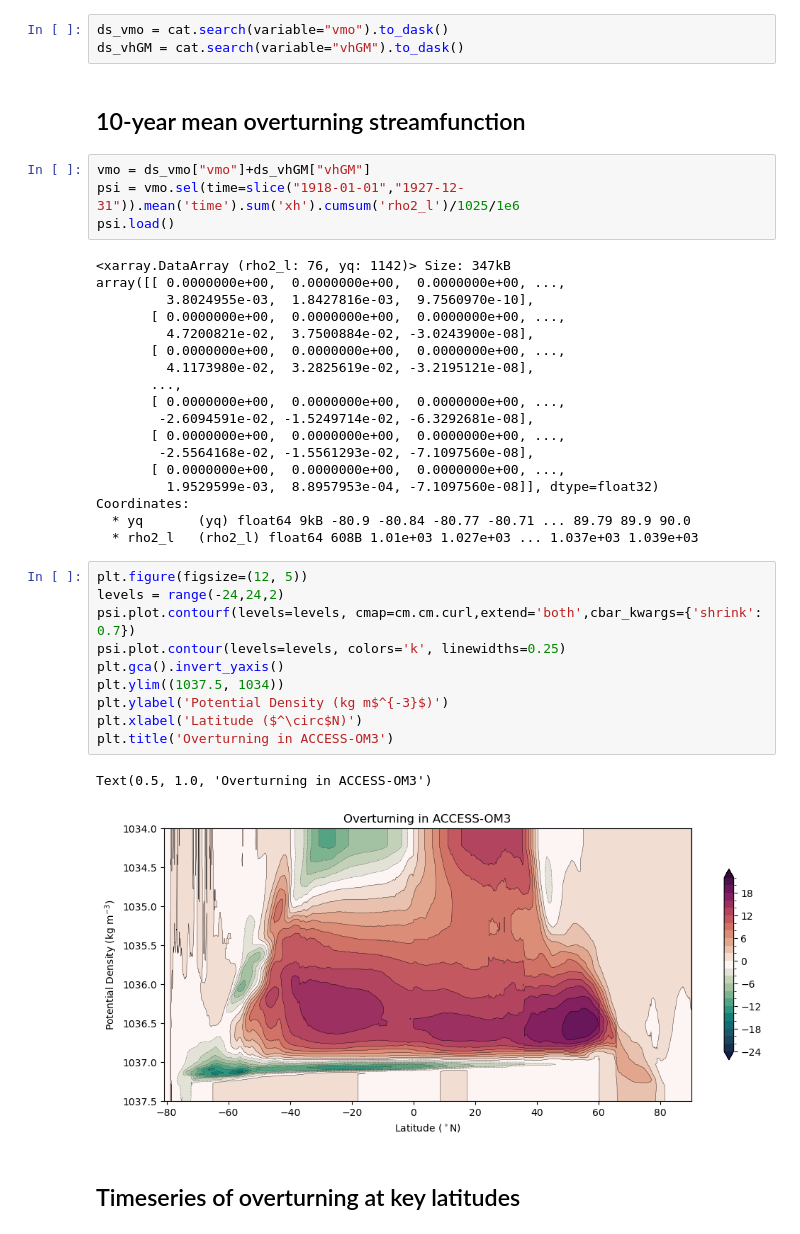
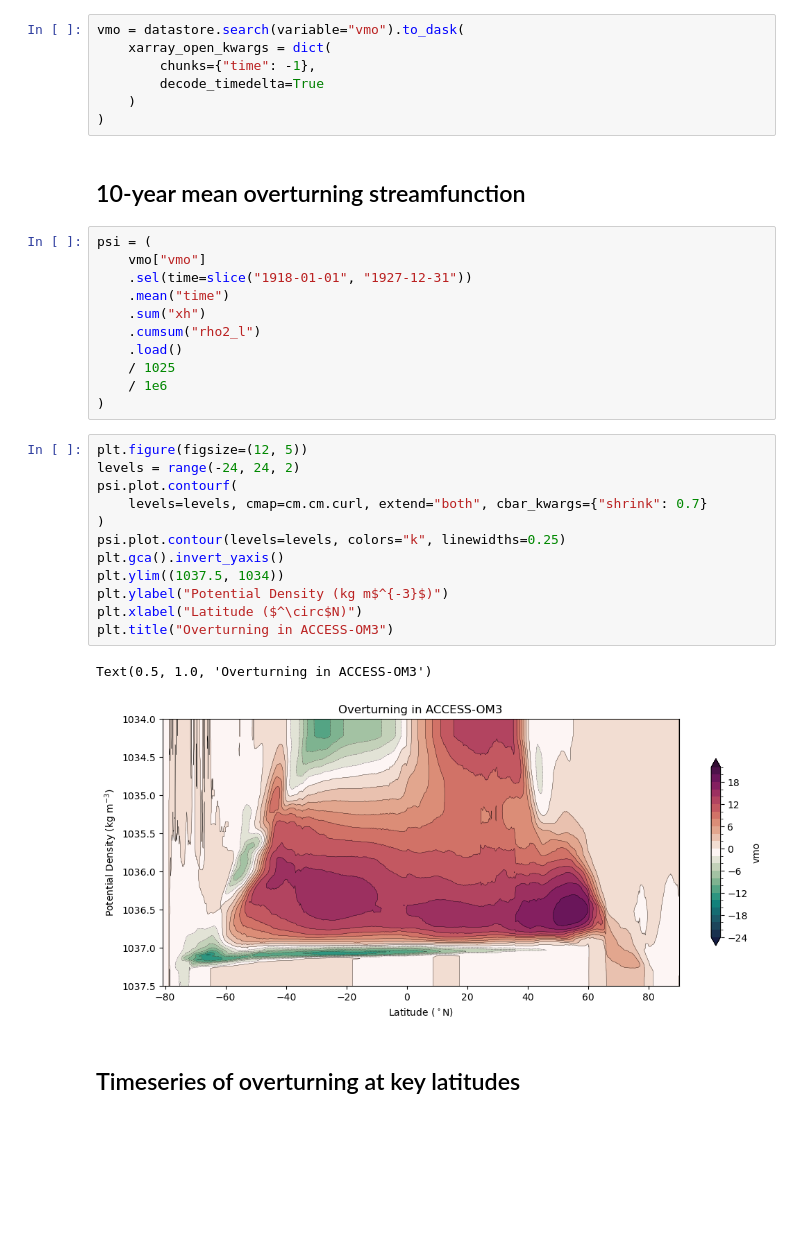
Before and after one commit to ACCESS-NRI/access-eval-recipes, a Jupyter notebook: ocean/Overturning_in_ACCESS_OM3.ipynb, the cells around one changed output. Cells and saved outputs as stored; diff of their text form; blank space fills up the shorter version.

```diff
--- a/ocean/Overturning_in_ACCESS_OM3.ipynb
+++ b/ocean/Overturning_in_ACCESS_OM3.ipynb
@@ -23,44 +29,39 @@ cat = intake.open_esm_datastore( datastore,
 )
 # %%
-ds_vmo = cat.search(variable="vmo").to_dask()
-ds_vhGM = cat.search(variable="vhGM").to_dask()
+vmo = datastore.search(variable="vmo").to_dask(
+    xarray_open_kwargs = dict(
+        chunks={"time": -1},
+        decode_timedelta=True
+    )
+)
 # %% [markdown]
 ## 10-year mean overturning streamfunction
 # %%
-vmo = ds_vmo["vmo"]+ds_vhGM["vhGM"]
-psi = vmo.sel(time=slice("1918-01-01","1927-12-31")).mean('time').sum('xh').cumsum('rho2_l')/1025/1e6
-psi.load()
+psi = (
+    vmo["vmo"]
+    .sel(time=slice("1918-01-01", "1927-12-31"))
+    .mean("time")
+    .sum("xh")
+    .cumsum("rho2_l")
+    .load()
+    / 1025
+    / 1e6
+)
-# %% [output]
-<xarray.DataArray (rho2_l: 76, yq: 1142)> Size: 347kB
-array([[ 0.0000000e+00,  0.0000000e+00,  0.0000000e+00, ...,
-         3.8024955e-03,  1.8427816e-03,  9.7560970e-10],
-       [ 0.0000000e+00,  0.0000000e+00,  0.0000000e+00, ...,
-         4.7200821e-02,  3.7500884e-02, -3.0243900e-08],
-       [ 0.0000000e+00,  0.0000000e+00,  0.0000000e+00, ...,
-         4.1173980e-02,  3.2825619e-02, -3.2195121e-08],
-       ...,
-       [ 0.0000000e+00,  0.0000000e+00,  0.0000000e+00, ...,
-        -2.6094591e-02, -1.5249714e-02, -6.3292681e-08],
-       [ 0.0000000e+00,  0.0000000e+00,  0.0000000e+00, ...,
-        -2.5564168e-02, -1.5561293e-02, -7.1097560e-08],
-       [ 0.0000000e+00,  0.0000000e+00,  0.0000000e+00, ...,
-         1.9529599e-03,  8.8957953e-04, -7.1097560e-08]], dtype=float32)
-Coordinates:
-  * yq       (yq) float64 9kB -80.9 -80.84 -80.77 -80.71 ... 89.79 89.9 90.0
-  * rho2_l   (rho2_l) float64 608B 1.01e+03 1.027e+03 ... 1.037e+03 1.039e+03
-# %%
-plt.figure(figsize=(12, 5))
-levels = range(-24,24,2)
-psi.plot.contourf(levels=levels, cmap=cm.cm.curl,extend='both',cbar_kwargs={'shrink': 0.7})
-psi.plot.contour(levels=levels, colors='k', linewidths=0.25)
-plt.gca().invert_yaxis()
-plt.ylim((1037.5, 1034))
-plt.ylabel('Potential Density (kg m$^{-3}$)')
-plt.xlabel('Latitude ($^\circ$N)')
-plt.title('Overturning in ACCESS-OM3')
-# %% [output]
-Text(0.5, 1.0, 'Overturning in ACCESS-OM3')
-[figure, removed]
+# %%
+plt.figure(figsize=(12, 5))
+levels = range(-24, 24, 2)
+psi.plot.contourf(
+    levels=levels, cmap=cm.cm.curl, extend="both", cbar_kwargs={"shrink": 0.7}
+)
+psi.plot.contour(levels=levels, colors="k", linewidths=0.25)
+plt.gca().invert_yaxis()
+plt.ylim((1037.5, 1034))
+plt.ylabel("Potential Density (kg m$^{-3}$)")
+plt.xlabel("Latitude ($^\circ$N)")
+plt.title("Overturning in ACCESS-OM3")
+# %% [output]
+Text(0.5, 1.0, 'Overturning in ACCESS-OM3')
+[figure, added]
 # %% [markdown]
 ## Timeseries of overturning at key latitudes
 # %%
```
Also changed, not shown: parts of 7 cells of this notebook.
